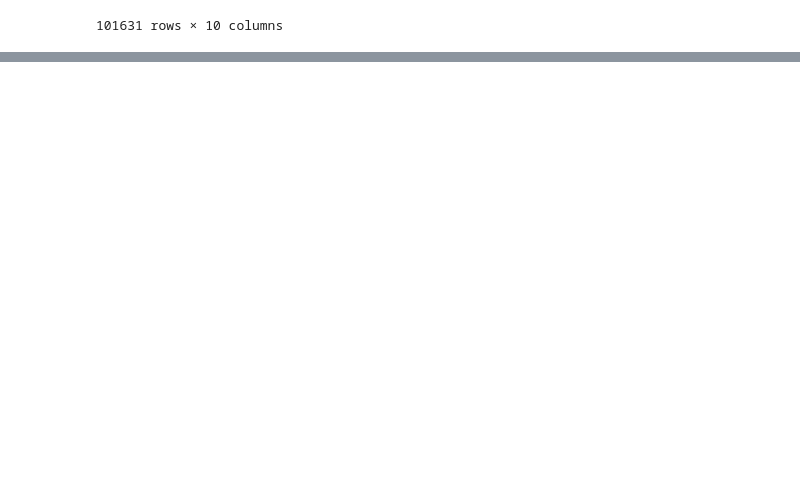
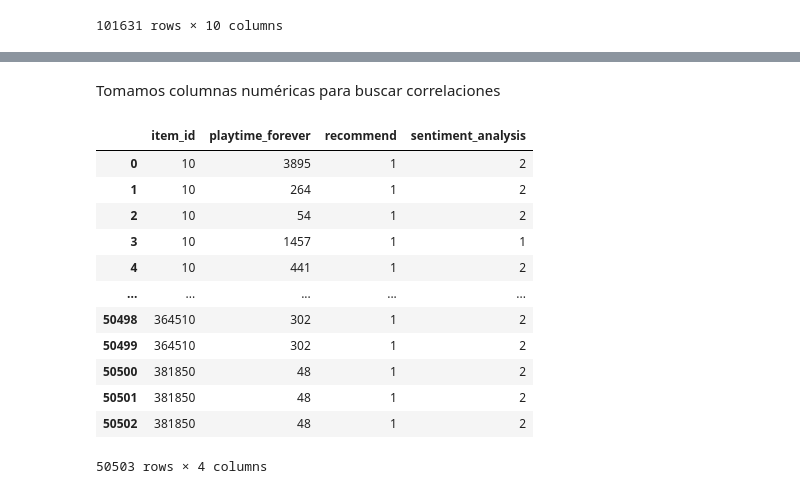
Before and after one commit to PedroLiLL/STEAM-MLOps, a Jupyter notebook: EDA.ipynb, the cells around one changed output, grey strips where cells are left out. Cells and saved outputs as stored; diff of their text form; code cells hidden in the pictures; blank space fills up the shorter version.

```diff
--- a/EDA.ipynb
+++ b/EDA.ipynb
@@ -80,0 +97,19 @@ memory usage: 6.6+ MB
+# %% [markdown]
+Tomamos columnas numéricas para buscar correlaciones
+# %%
+df_ml_num = df_ml[['item_id', 'playtime_forever', 'recommend', 'sentiment_analysis']]
+df_ml_num
+# %% [output]
+|  | item_id | playtime_forever | recommend | sentiment_analysis |
+| 0 | 10 | 3895 | 1 | 2 |
+| 1 | 10 | 264 | 1 | 2 |
+| 2 | 10 | 54 | 1 | 2 |
+| 3 | 10 | 1457 | 1 | 1 |
+| 4 | 10 | 441 | 1 | 2 |
+| ... | ... | ... | ... | ... |
+| 50498 | 364510 | 302 | 1 | 2 |
+| 50499 | 364510 | 302 | 1 | 2 |
+| 50500 | 381850 | 48 | 1 | 2 |
+| 50501 | 381850 | 48 | 1 | 2 |
+| 50502 | 381850 | 48 | 1 | 2 |
+50503 rows × 4 columns
```
Also changed, not shown: parts of 11 cells of this notebook, 4 other files.
